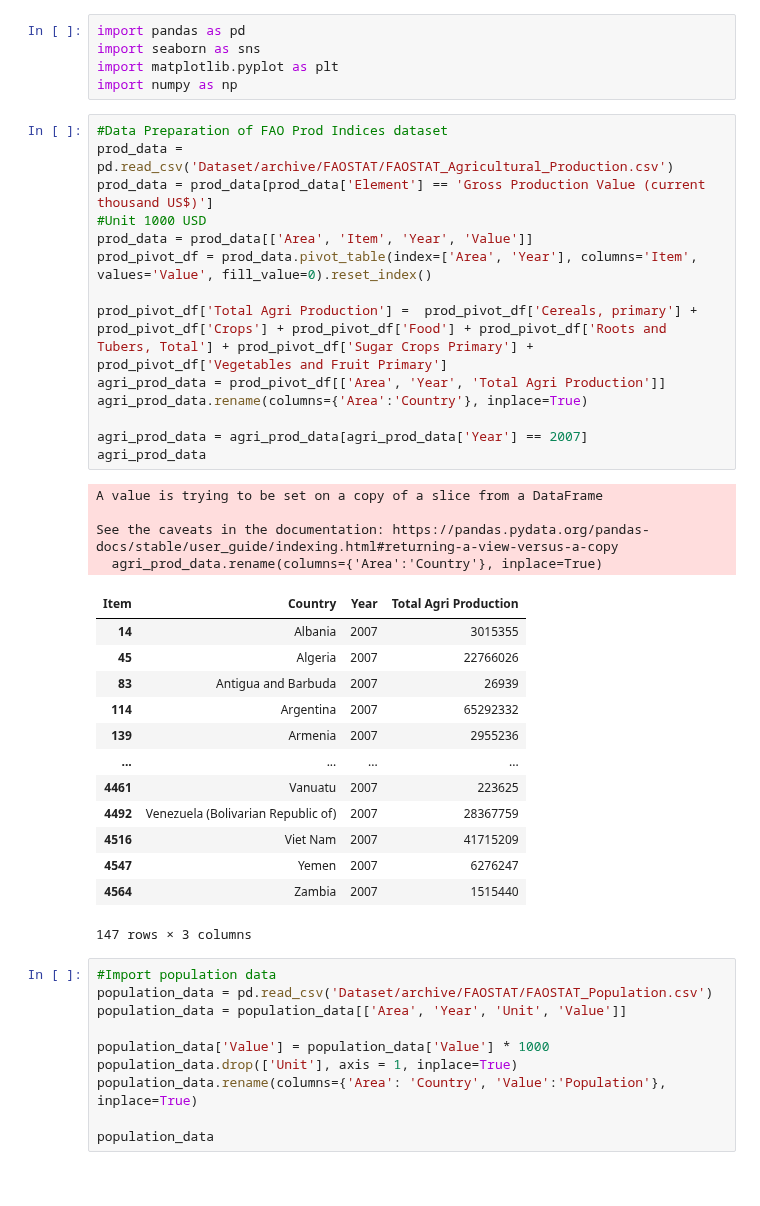
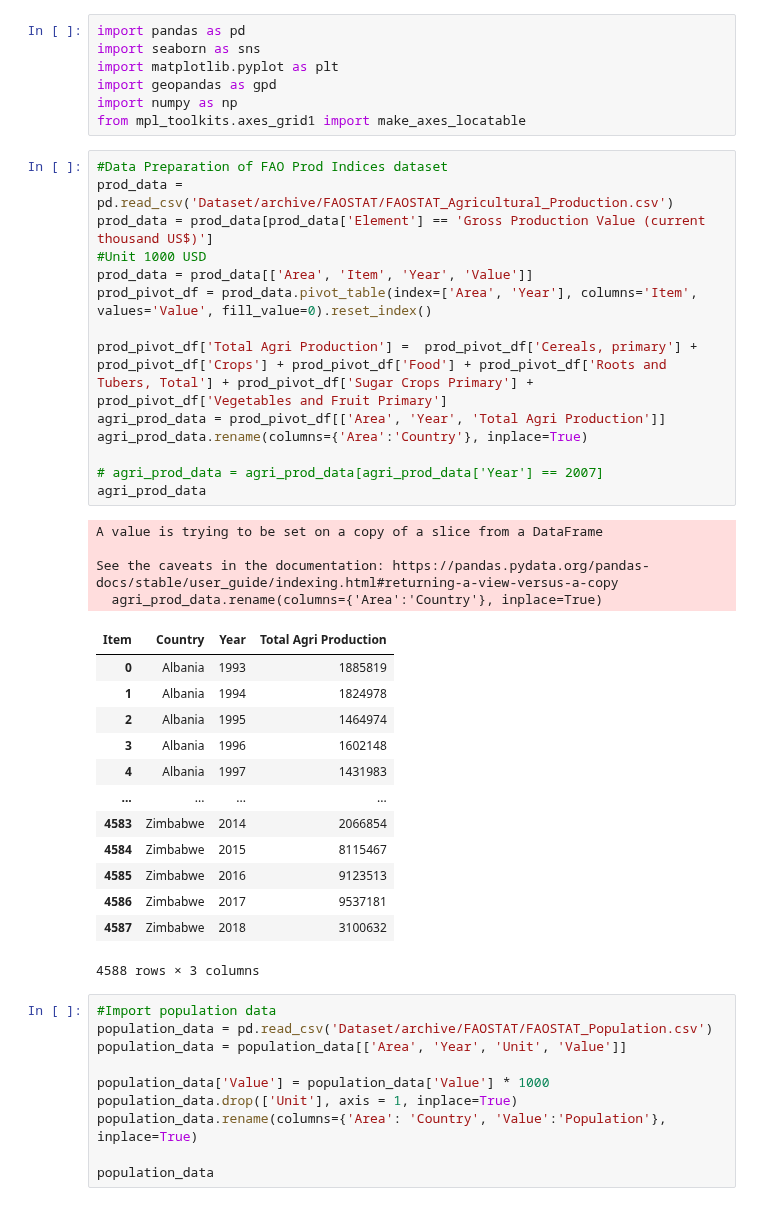
Before and after one commit to saumyasucharita/Agriculture-Data-Analysis, a Jupyter notebook: Exploratory Agriculture Data Analysis_Year 2007_FAOSTAT.ipynb, the cells around one changed output. Saved outputs shown, nothing was run; the diff lists cells and outputs as text.

```diff
--- a/Exploratory Agriculture Data Analysis_Year 2007_FAOSTAT.ipynb
+++ b/Exploratory Agriculture Data Analysis_Year 2007_FAOSTAT.ipynb
@@ -2,39 +2,41 @@
 import pandas as pd
 import seaborn as sns
 import matplotlib.pyplot as plt
+import geopandas as gpd
 import numpy as np
+from mpl_toolkits.axes_grid1 import make_axes_locatable
 # %%
 #Data Preparation of FAO Prod Indices dataset
 prod_data = pd.read_csv('Dataset/archive/FAOSTAT/FAOSTAT_Agricultural_Production.csv')
 prod_data = prod_data[prod_data['Element'] == 'Gross Production Value (current thousand US$)']
 #Unit 1000 USD
 prod_data = prod_data[['Area', 'Item', 'Year', 'Value']]
 prod_pivot_df = prod_data.pivot_table(index=['Area', 'Year'], columns='Item', values='Value', fill_value=0).reset_index()
 
 prod_pivot_df['Total Agri Production'] =  prod_pivot_df['Cereals, primary'] + prod_pivot_df['Crops'] + prod_pivot_df['Food'] + prod_pivot_df['Roots and Tubers, Total'] + prod_pivot_df['Sugar Crops Primary'] + prod_pivot_df['Vegetables and Fruit Primary']
 agri_prod_data = prod_pivot_df[['Area', 'Year', 'Total Agri Production']]
 agri_prod_data.rename(columns={'Area':'Country'}, inplace=True)
 
-agri_prod_data = agri_prod_data[agri_prod_data['Year'] == 2007]
+# agri_prod_data = agri_prod_data[agri_prod_data['Year'] == 2007]
 agri_prod_data
 # %% [output]
 A value is trying to be set on a copy of a slice from a DataFrame
 
 See the caveats in the documentation: https://pandas.pydata.org/pandas-docs/stable/user_guide/indexing.html#returning-a-view-versus-a-copy
   agri_prod_data.rename(columns={'Area':'Country'}, inplace=True)
 | Item | Country | Year | Total Agri Production |
-| 14 | Albania | 2007 | 3015355 |
-| 45 | Algeria | 2007 | 22766026 |
-| 83 | Antigua and Barbuda | 2007 | 26939 |
-| 114 | Argentina | 2007 | 65292332 |
-| 139 | Armenia | 2007 | 2955236 |
+| 0 | Albania | 1993 | 1885819 |
+| 1 | Albania | 1994 | 1824978 |
+| 2 | Albania | 1995 | 1464974 |
+| 3 | Albania | 1996 | 1602148 |
+| 4 | Albania | 1997 | 1431983 |
 | ... | ... | ... | ... |
-| 4461 | Vanuatu | 2007 | 223625 |
-| 4492 | Venezuela (Bolivarian Republic of) | 2007 | 28367759 |
-| 4516 | Viet Nam | 2007 | 41715209 |
-| 4547 | Yemen | 2007 | 6276247 |
-| 4564 | Zambia | 2007 | 1515440 |
+| 4583 | Zimbabwe | 2014 | 2066854 |
+| 4584 | Zimbabwe | 2015 | 8115467 |
+| 4585 | Zimbabwe | 2016 | 9123513 |
+| 4586 | Zimbabwe | 2017 | 9537181 |
+| 4587 | Zimbabwe | 2018 | 3100632 |
-147 rows × 3 columns
+4588 rows × 3 columns
 # %%
 #Import population data
 population_data = pd.read_csv('Dataset/archive/FAOSTAT/FAOSTAT_Population.csv')
```
Also changed, not shown: parts of 12 cells of this notebook, 2 other files.
